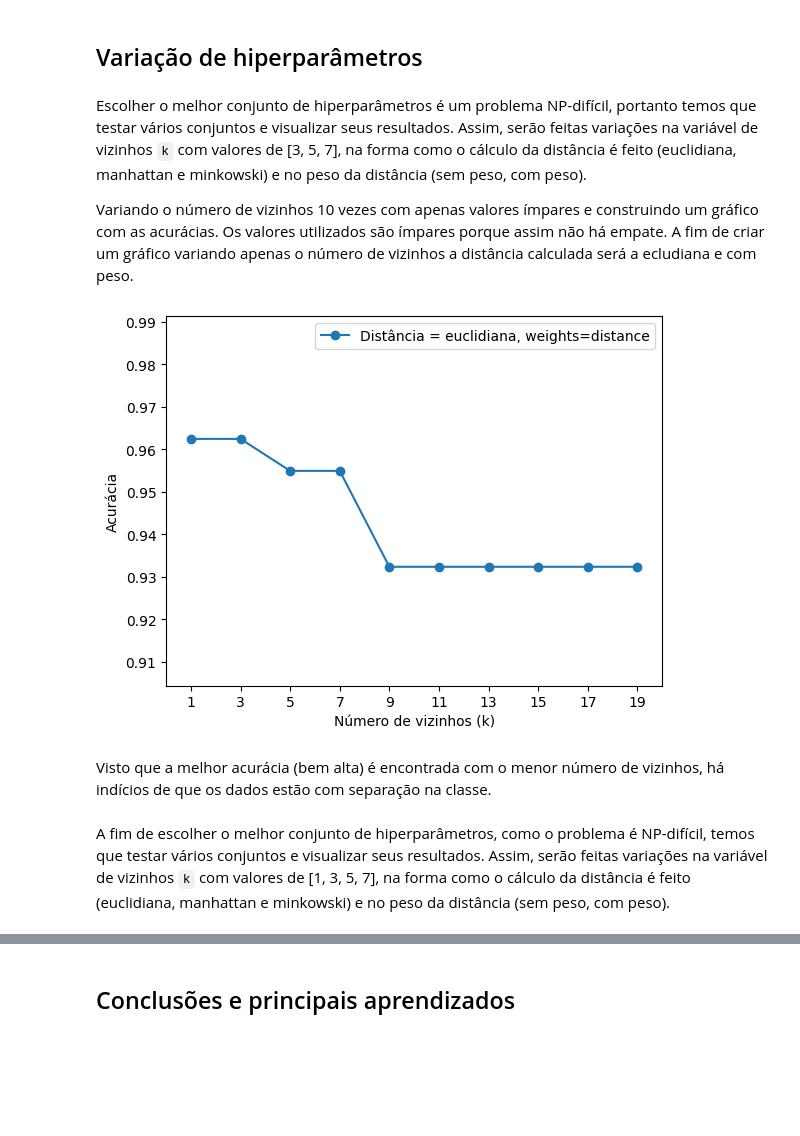
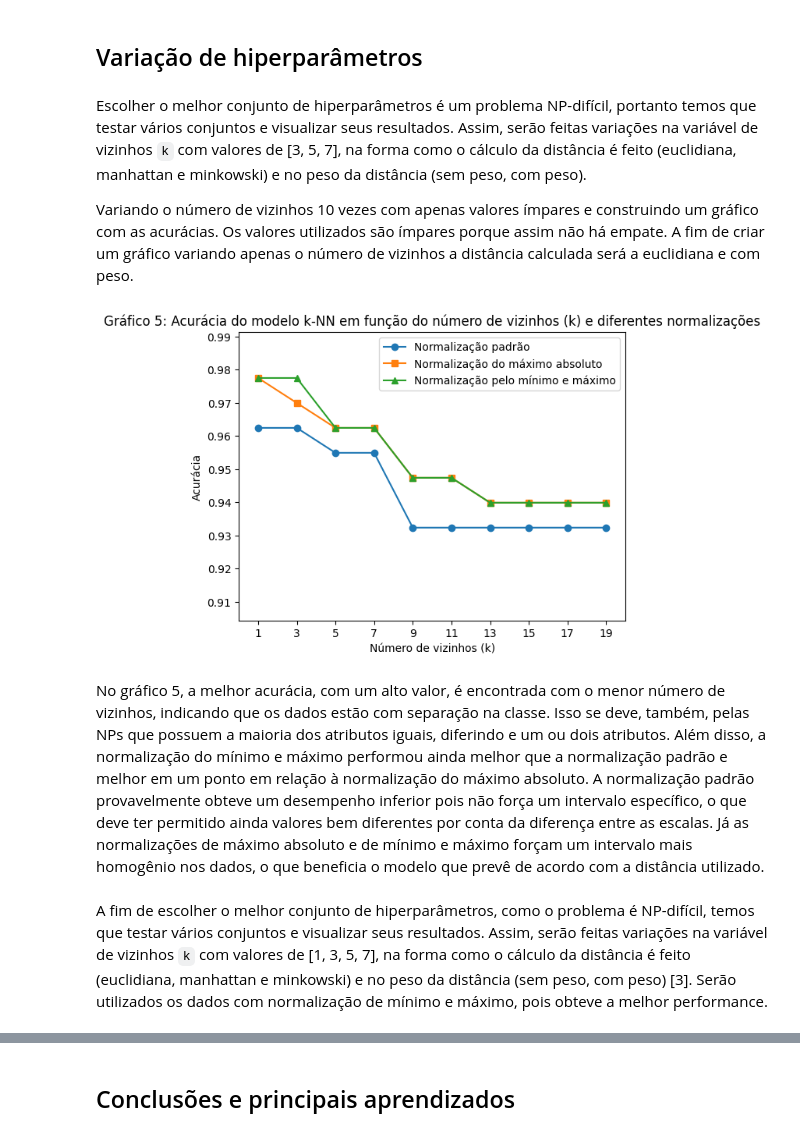
Before and after one commit to Leonardo-RGS/Nanotox_kNN, a Jupyter notebook: Nanotoxicidade_knn.ipynb, the cells around one changed output, grey strips where cells are left out. Saved outputs shown, nothing was run; the diff lists cells and outputs as text; code cells hidden in the pictures; blank space fills up the shorter version.

```diff
--- a/Nanotoxicidade_knn.ipynb
+++ b/Nanotoxicidade_knn.ipynb
@@ -269,3 +253,15 @@ x_teste_padronizado = scaler.transform(
+# %%
+scaler_padrao = StandardScaler()
+x_treino_padronizado = scaler_padrao.fit_transform(x_treino)
+x_teste_padronizado = scaler_padrao.transform(x_teste)
+
+scaler_maxabs = MaxAbsScaler()
+x_treino_maxabs = scaler_maxabs.fit_transform(x_treino)
+x_teste_maxabs = scaler_maxabs.transform(x_teste)
+
+scaler_minmax = MinMaxScaler()
+x_treino_minmax = scaler_minmax.fit_transform(x_treino)
+x_teste_minmax = scaler_minmax.transform(x_teste)
 # %% [markdown]
 A fim de classificar de forma binária deve haver uma ordem específica.
 # %%
@@ -369,50 +363,78 @@ A acurácia do modelo com Regressor Logístico diminuiu em relação ao *k*-NN p
 # %% [markdown]
 Escolher o melhor conjunto de hiperparâmetros é um problema NP-difícil, portanto temos que testar vários conjuntos e visualizar seus resultados. Assim, serão feitas variações na variável de vizinhos `k` com valores de [3, 5, 7], na forma como o cálculo da distância é feito (euclidiana, manhattan e minkowski) e no peso da distância (sem peso, com peso).
 
-Variando o número de vizinhos 10 vezes com apenas valores ímpares e construindo um gráfico com as acurácias. Os valores utilizados são ímpares porque assim não há empate. A fim de criar um gráfico variando apenas o número de vizinhos a distância calculada será a ecludiana e com peso.
+Variando o número de vizinhos 10 vezes com apenas valores ímpares e construindo um gráfico com as acurácias. Os valores utilizados são ímpares porque assim não há empate. A fim de criar um gráfico variando apenas o número de vizinhos a distância calculada será a euclidiana e com peso.
 # %%
 NUM_VIZINHOS = [1, 3, 5, 7, 9, 11, 13, 15, 17, 19]  # 10 valores de k
-NUM_DISTANCIA = [2] # 2 Euclidiana
-TIPO_PESO = ["distance"]
+TIPO_PESO = "distance"
 
 acuracias_og = []
+acuracias_max = []
+acuracias_min = []
 
-for n_vizinhos, p_distancia, peso in product(
-    NUM_VIZINHOS, NUM_DISTANCIA, TIPO_PESO
-):
-    modelo = KNeighborsClassifier(
-        n_neighbors=n_vizinhos,
-        p=p_distancia,
-        weights=peso,
-    )
+# Rodar o modelo com normalização padrão
+for n_vizinhos in NUM_VIZINHOS:
+
+    modelo = KNeighborsClassifier(n_neighbors=n_vizinhos,weights=TIPO_PESO)
 
     modelo.fit(x_treino_padronizado, y_treino)
 
     y_verdadeiro = y_teste
     y_previsao = modelo.predict(x_teste_padronizado)
 
-    acc = accuracy_score(y_verdadeiro, y_previsao)
+    acc_padrao = accuracy_score(y_verdadeiro, y_previsao)
 
-    acuracias_og.append(acc)
+    acuracias_og.append(acc_padrao)
 
-plt.plot(NUM_VIZINHOS, acuracias_og,marker="o", label=f"Distância = euclidiana, weights={peso}")
+# Rodar o modelo com normalização MaxAbs
+for n_vizinhos in NUM_VIZINHOS:
+
+    modelo = KNeighborsClassifier(n_neighbors=n_vizinhos,weights=TIPO_PESO)
+
+    modelo.fit(x_treino_maxabs, y_treino)
+
+    y_verdadeiro = y_teste
+    y_previsao = modelo.predict(x_teste_maxabs)
+
+    acc_max = accuracy_score(y_verdadeiro, y_previsao)
+
+    acuracias_max.append(acc_max)
+
+# Rodar o modelo com normalização MinMax
+for n_vizinhos in NUM_VIZINHOS:
+
+    modelo = KNeighborsClassifier(n_neighbors=n_vizinhos,weights=TIPO_PESO)
+
+    modelo.fit(x_treino_minmax, y_treino)
+
+    y_verdadeiro = y_teste
+    y_previsao = modelo.predict(x_teste_minmax)
+
+    acc_min = accuracy_score(y_verdadeiro, y_previsao)
+
+    acuracias_min.append(acc_min)
+
+plt.plot(NUM_VIZINHOS, acuracias_og,marker="o", label="Normalização padrão")
+plt.plot(NUM_VIZINHOS, acuracias_max,marker="s", label="Normalização do máximo absoluto")
+plt.plot(NUM_VIZINHOS, acuracias_min,marker="^", label="Normalização pelo mínimo e máximo")
 
 plt.xticks(NUM_VIZINHOS)  # mostra apenas os valores da lista
 
 plt.xlim(min(NUM_VIZINHOS)-1, max(NUM_VIZINHOS)+1)
 plt.ylim(0.97*min(acuracias_og), 1.03*max(acuracias_og))
 
+plt.title("Gráfico 5: Acurácia do modelo k-NN em função do número de vizinhos (k) e diferentes normalizações")
 plt.xlabel("Número de vizinhos (k)")
 plt.ylabel("Acurácia")
 plt.legend()
 
 plt.show()
 # %% [output]
-[figure, old version]
+[figure, new version]
 # %% [markdown]
-Visto que a melhor acurácia (bem alta) é encontrada com o menor número de vizinhos, há indícios de que os dados estão com separação na classe.
+No gráfico 5, a melhor acurácia, com um alto valor, é encontrada com o menor número de vizinhos, indicando que os dados estão com separação na classe. Isso se deve, também, pelas NPs que possuem a maioria dos atributos iguais, diferindo e um ou dois atributos. Além disso, a normalização do mínimo e máximo performou ainda melhor que a normalização padrão e melhor em um ponto em relação à normalização do máximo absoluto. A normalização padrão provavelmente obteve um desempenho inferior pois não força um intervalo específico, o que deve ter permitido ainda valores bem diferentes por conta da diferença entre as escalas. Já as normalizações de máximo absoluto e de mínimo e máximo forçam um intervalo mais homogênio nos dados, o que beneficia o modelo que prevê de acordo com a distância utilizado.
 # %% [markdown]
-A fim de escolher o melhor conjunto de hiperparâmetros, como o problema é NP-difícil, temos que testar vários conjuntos e visualizar seus resultados. Assim, serão feitas variações na variável de vizinhos `k` com valores de [1, 3, 5, 7], na forma como o cálculo da distância é feito (euclidiana, manhattan e minkowski) e no peso da distância (sem peso, com peso).
+A fim de escolher o melhor conjunto de hiperparâmetros, como o problema é NP-difícil, temos que testar vários conjuntos e visualizar seus resultados. Assim, serão feitas variações na variável de vizinhos `k` com valores de [1, 3, 5, 7], na forma como o cálculo da distância é feito (euclidiana, manhattan e minkowski) e no peso da distância (sem peso, com peso) [3]. Serão utilizados os dados com normalização de mínimo e máximo, pois obteve a melhor performance.
 # %%
 NUM_VIZINHOS = [1, 3, 5, 7]
 NUM_DISTANCIA = [1, 2, 3]  # 1 Manhattan, 2 Euclidiana, 3 Minkowski
```
Also changed, not shown: parts of 25 cells of this notebook.
